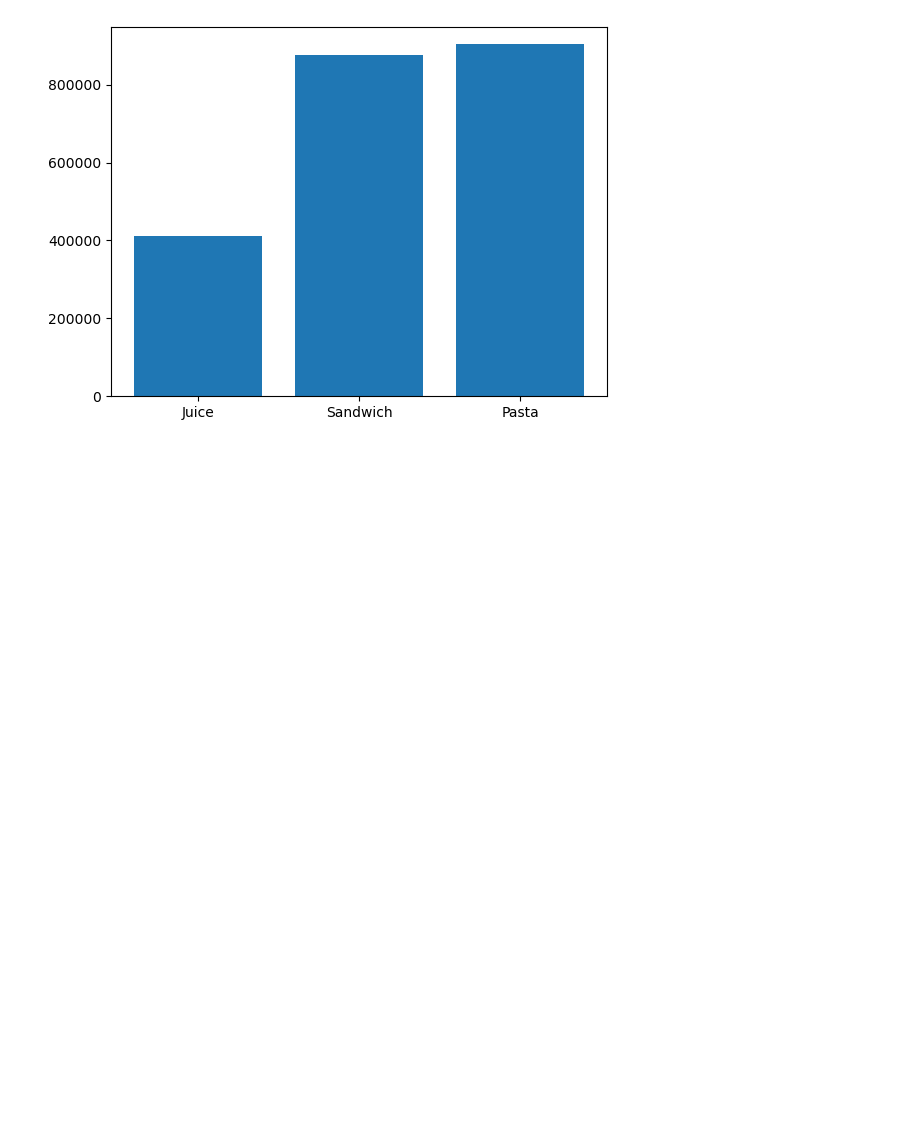
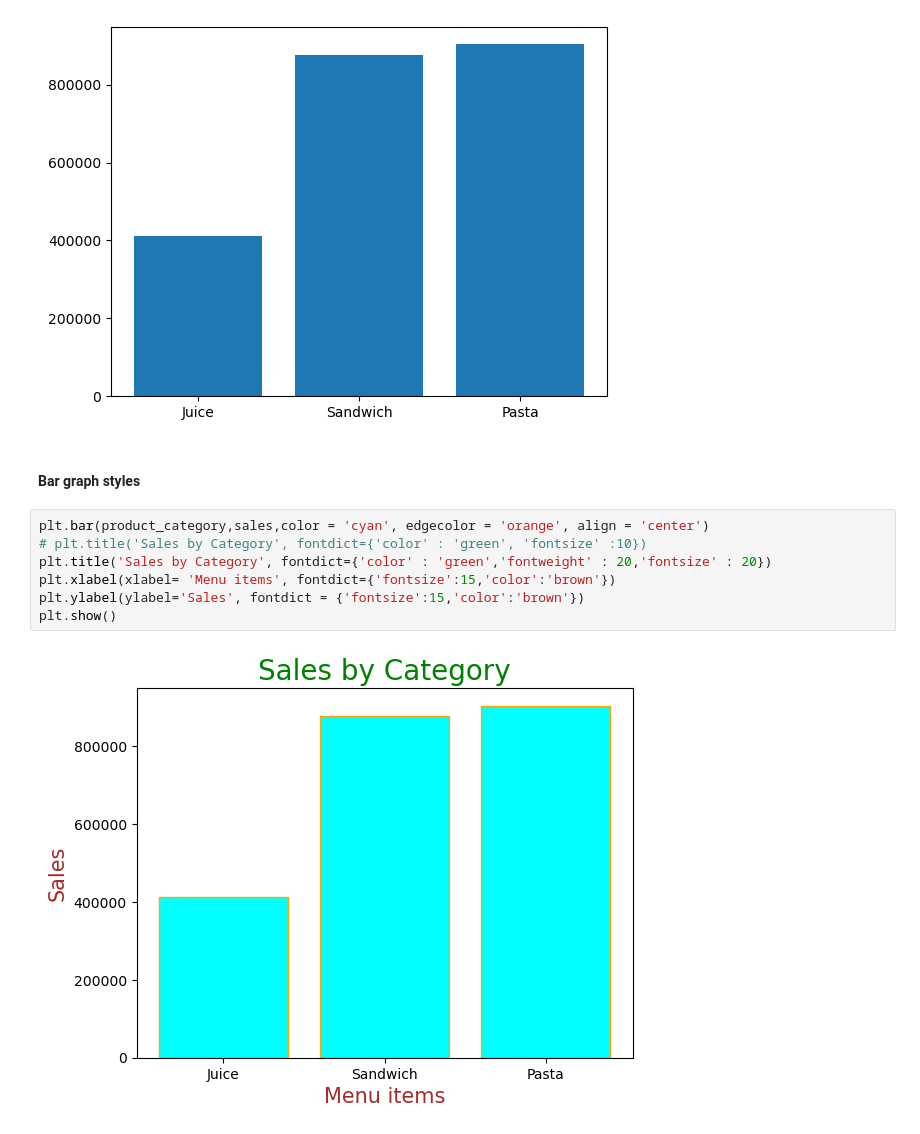
Before and after one commit to nikhil-rai-ds/redesigned-umbrella-matplotlib, a Jupyter notebook: Matplotlib uses.ipynb, the cells around one changed output. Saved outputs shown, nothing was run; the diff lists cells and outputs as text; blank space fills up the shorter version.

Commit message:
Adding bar graph

```diff
--- a/Matplotlib uses.ipynb
+++ b/Matplotlib uses.ipynb
@@ -11,3 +11,14 @@ plt.bar(product_category,sales)
 plt.show()
 # %% [output]
 [figure]
+# %% [markdown]
+<h4> Bar graph styles</h4>
+# %%
+plt.bar(product_category,sales,color = 'cyan', edgecolor = 'orange', align = 'center')
+# plt.title('Sales by Category', fontdict={'color' : 'green', 'fontsize' :10})
+plt.title('Sales by Category', fontdict={'color' : 'green','fontweight' : 20,'fontsize' : 20})
+plt.xlabel(xlabel= 'Menu items', fontdict={'fontsize':15,'color':'brown'})
+plt.ylabel(ylabel='Sales', fontdict = {'fontsize':15,'color':'brown'})
+plt.show()
+# %% [output]
+[figure, added]
```
Also changed, not shown: parts of 4 cells of this notebook.
